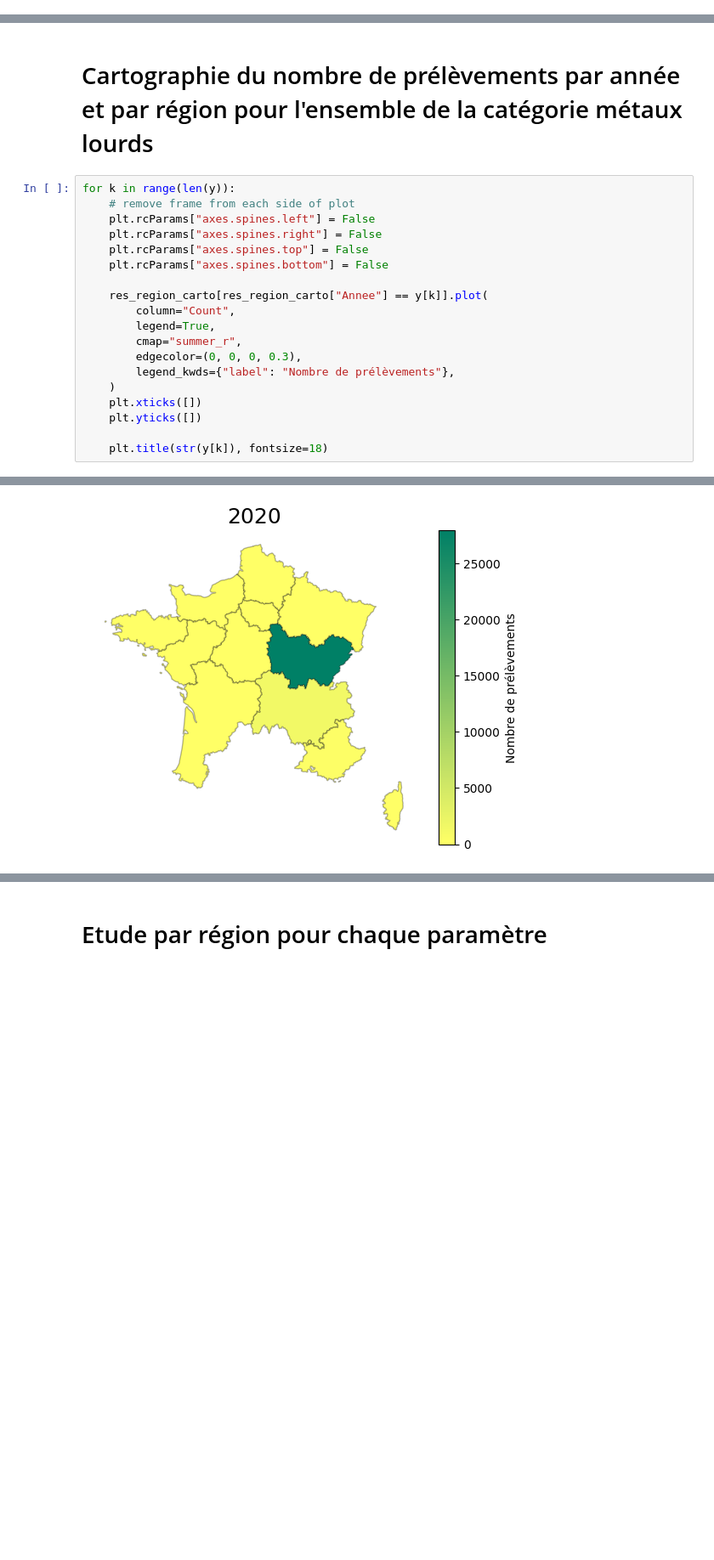
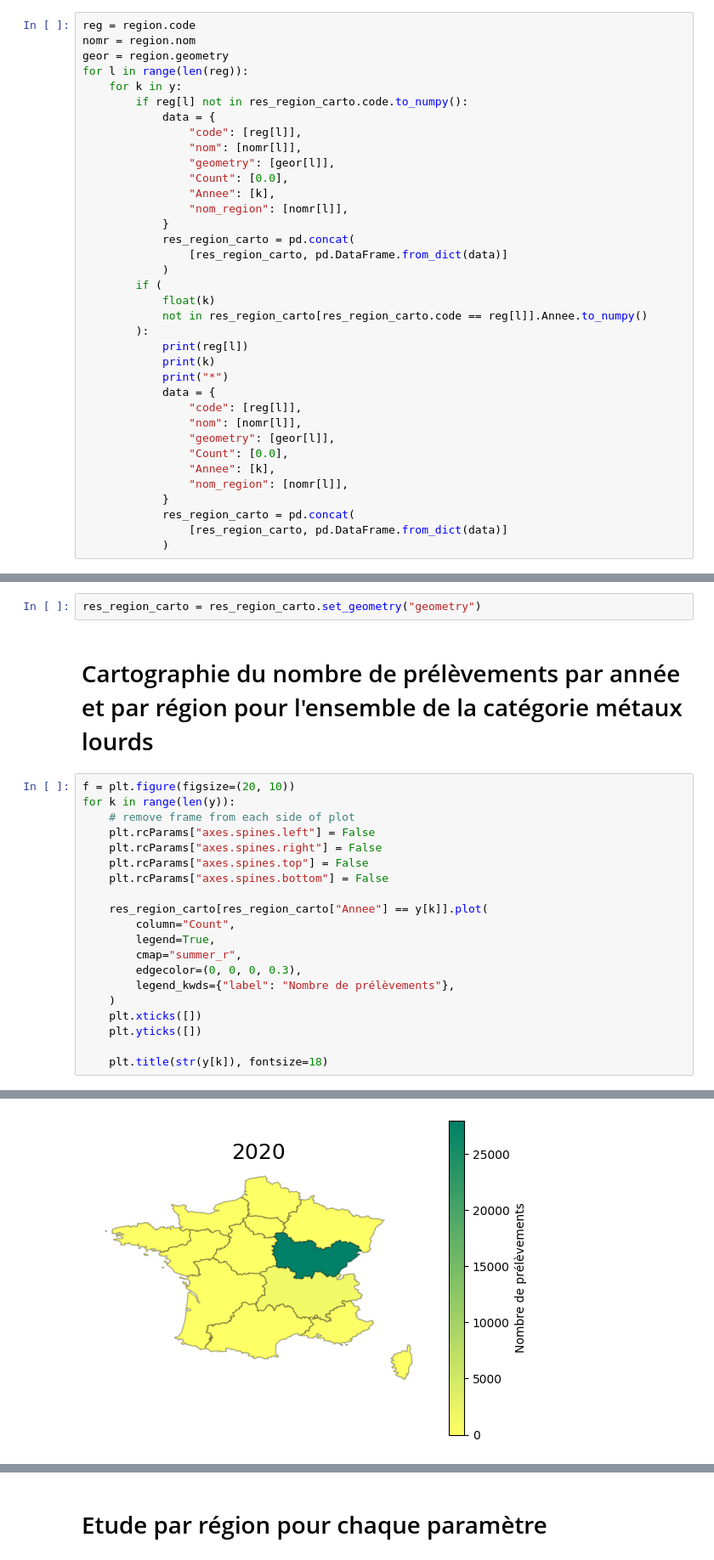
Before and after one commit to dataforgoodfr/13_pollution_eau, a Jupyter notebook: analytics/notebooks/explopcb.ipynb, the cells around one changed output, grey strips where cells are left out. Shown: that part at 85% size. Drawn from its saved outputs; the diff is of its cells as text; blank space fills up the shorter version.

```diff
--- a/analytics/notebooks/explopcb.ipynb
+++ b/analytics/notebooks/explopcb.ipynb
@@ -282,0 +235,36 @@ ValueError: Length of values (1) does not match length of index (4)
+# %%
+reg = region.code
+nomr = region.nom
+geor = region.geometry
+for l in range(len(reg)):
+    for k in y:
+        if reg[l] not in res_region_carto.code.to_numpy():
+            data = {
+                "code": [reg[l]],
+                "nom": [nomr[l]],
+                "geometry": [geor[l]],
+                "Count": [0.0],
+                "Annee": [k],
+                "nom_region": [nomr[l]],
+            }
+            res_region_carto = pd.concat(
+                [res_region_carto, pd.DataFrame.from_dict(data)]
+            )
+        if (
+            float(k)
+            not in res_region_carto[res_region_carto.code == reg[l]].Annee.to_numpy()
+        ):
+            print(reg[l])
+            print(k)
+            print("*")
+            data = {
+                "code": [reg[l]],
+                "nom": [nomr[l]],
+                "geometry": [geor[l]],
+                "Count": [0.0],
+                "Annee": [k],
+                "nom_region": [nomr[l]],
+            }
+            res_region_carto = pd.concat(
+                [res_region_carto, pd.DataFrame.from_dict(data)]
+            )
@@ -283,8 +289,11 @@ ValueError: Length of values (1) does not match length of index (4)
 # %%
 res_region_carto = res_region_carto[["code", "nom", "geometry", "Count", "Annee"]]
+# %%
+res_region_carto = res_region_carto.set_geometry("geometry")
 # %% [markdown]
 # Cartographie du nombre de prélèvements par année et par région pour l'ensemble de la catégorie métaux lourds
 # %%
+f = plt.figure(figsize=(20, 10))
 for k in range(len(y)):
     # remove frame from each side of plot
     plt.rcParams["axes.spines.left"] = False
@@ -307 +317 @@ for k in range(len(y)):
-[figure, old version]
+[figure, new version]
```
Also changed, not shown: parts of 19 cells of this notebook.
